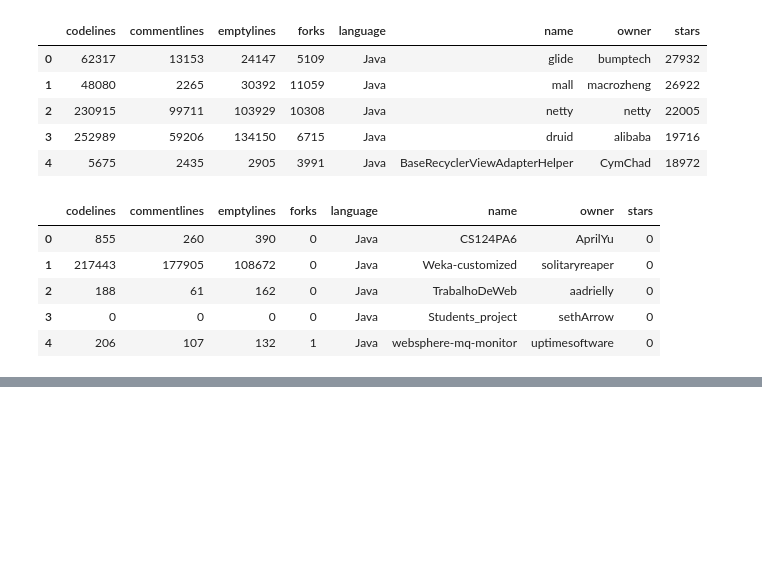
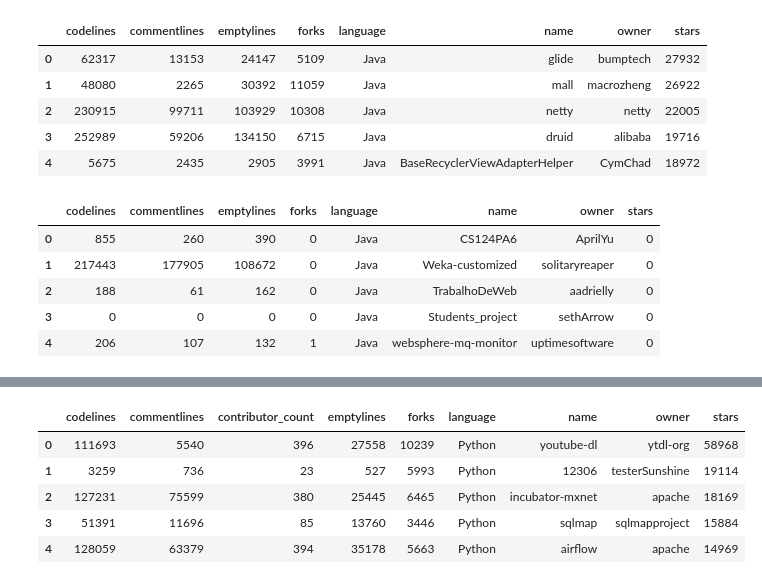
Before and after one commit to davedscl/AdvancedMethodsSe, a Jupyter notebook: evaluation.ipynb, the cells around one changed output, grey strips where cells are left out. Cells and saved outputs as stored; diff of their text form; code cells hidden in the pictures; blank space fills up the shorter version.

```diff
--- a/evaluation.ipynb
+++ b/evaluation.ipynb
@@ -268,0 +318,10 @@ java_comment = np.concatenate((df_java_best['commentlines'].values, df_java_wors
+# %%
+cont_py_best = pd.read_json ('contr_py_best.json')
+cont_py_best.head()
+# %% [output]
+|  | codelines | commentlines | contributor_count | emptylines | forks | language | name | owner | stars |
+| 0 | 111693 | 5540 | 396 | 27558 | 10239 | Python | youtube-dl | ytdl-org | 58968 |
+| 1 | 3259 | 736 | 23 | 527 | 5993 | Python | 12306 | testerSunshine | 19114 |
+| 2 | 127231 | 75599 | 380 | 25445 | 6465 | Python | incubator-mxnet | apache | 18169 |
+| 3 | 51391 | 11696 | 85 | 13760 | 3446 | Python | sqlmap | sqlmapproject | 15884 |
+| 4 | 128059 | 63379 | 394 | 35178 | 5663 | Python | airflow | apache | 14969 |
```
Also changed, not shown: parts of 13 cells of this notebook.
